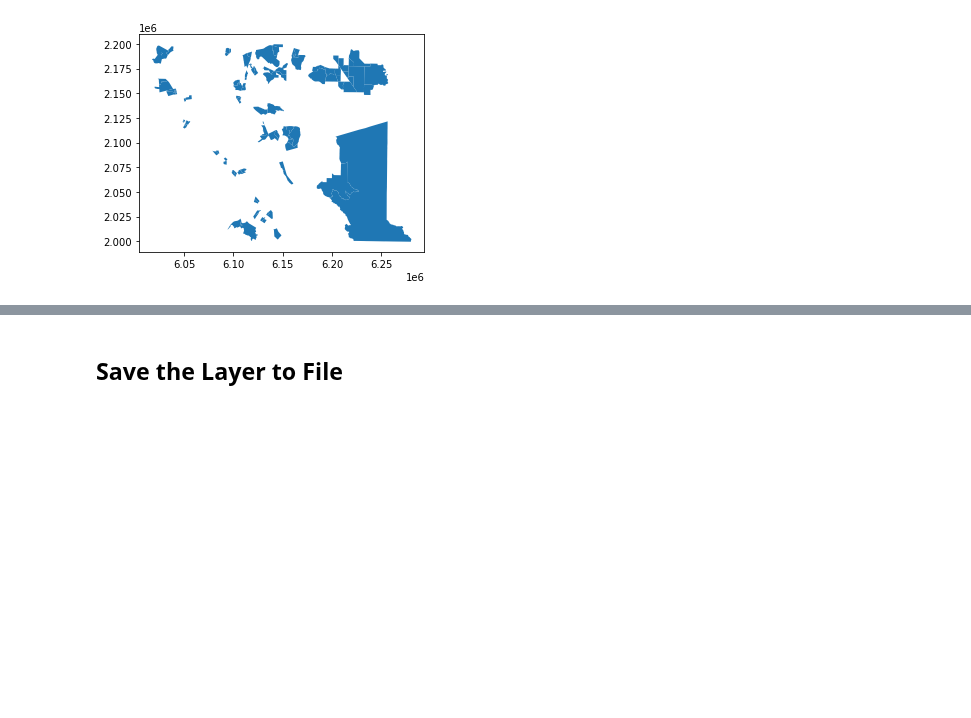
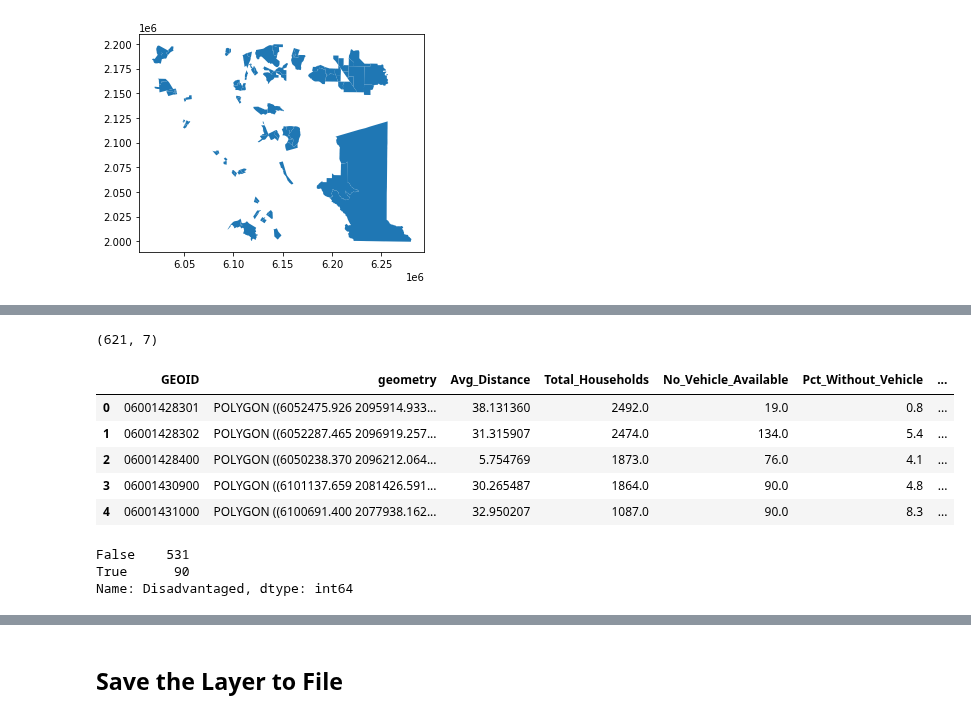
Before and after one commit to brooksjessup/parkaccess, a Jupyter notebook: geoprocessing.ipynb, the cells around one changed output, grey strips where cells are left out. Saved outputs shown, nothing was run; the diff lists cells and outputs as text; code cells hidden in the pictures; blank space fills up the shorter version.

```diff
--- a/geoprocessing.ipynb
+++ b/geoprocessing.ipynb
@@ -269,0 +273,23 @@ missing_tracts.plot();
+# %%
+# Add a new boolean variable indicating the disadvantaged communities
+
+access_gdf["Disadvantaged"] = (access_gdf["Avg_Distance"] > 30) & (access_gdf["Pct_Without_Vehicle"] > 10)
+
+print(access_gdf.shape)
+access_gdf.head()
+# %% [output]
+(621, 7)
+|  | GEOID | geometry | Avg_Distance | Total_Households | No_Vehicle_Available | Pct_Without_Vehicle | ... |
+| 0 | 06001428301 | POLYGON ((6052475.926 2095914.933... | 38.131360 | 2492.0 | 19.0 | 0.8 | ... |
+| 1 | 06001428302 | POLYGON ((6052287.465 2096919.257... | 31.315907 | 2474.0 | 134.0 | 5.4 | ... |
+| 2 | 06001428400 | POLYGON ((6050238.370 2096212.064... | 5.754769 | 1873.0 | 76.0 | 4.1 | ... |
+| 3 | 06001430900 | POLYGON ((6101137.659 2081426.591... | 30.265487 | 1864.0 | 90.0 | 4.8 | ... |
+| 4 | 06001431000 | POLYGON ((6100691.400 2077938.162... | 32.950207 | 1087.0 | 90.0 | 8.3 | ... |
+# %%
+# Check the value distribution
+
+access_gdf["Disadvantaged"].value_counts()
+# %% [output]
+False    531
+True      90
+Name: Disadvantaged, dtype: int64
```
Also changed, not shown: parts of 3 cells of this notebook, 2 other files.
